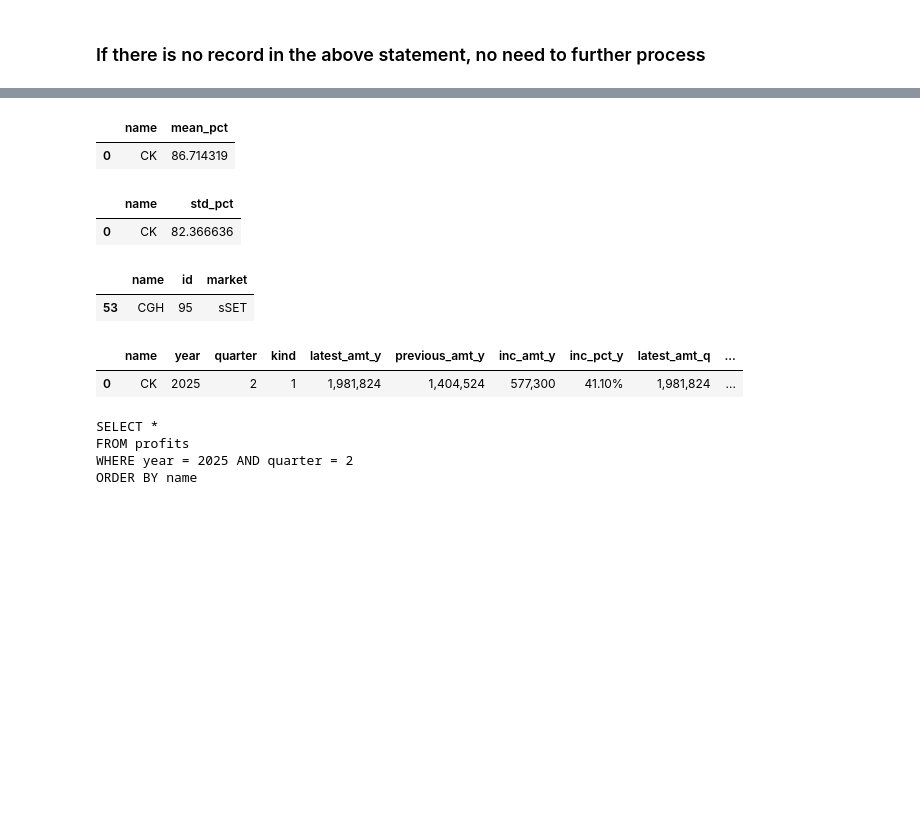
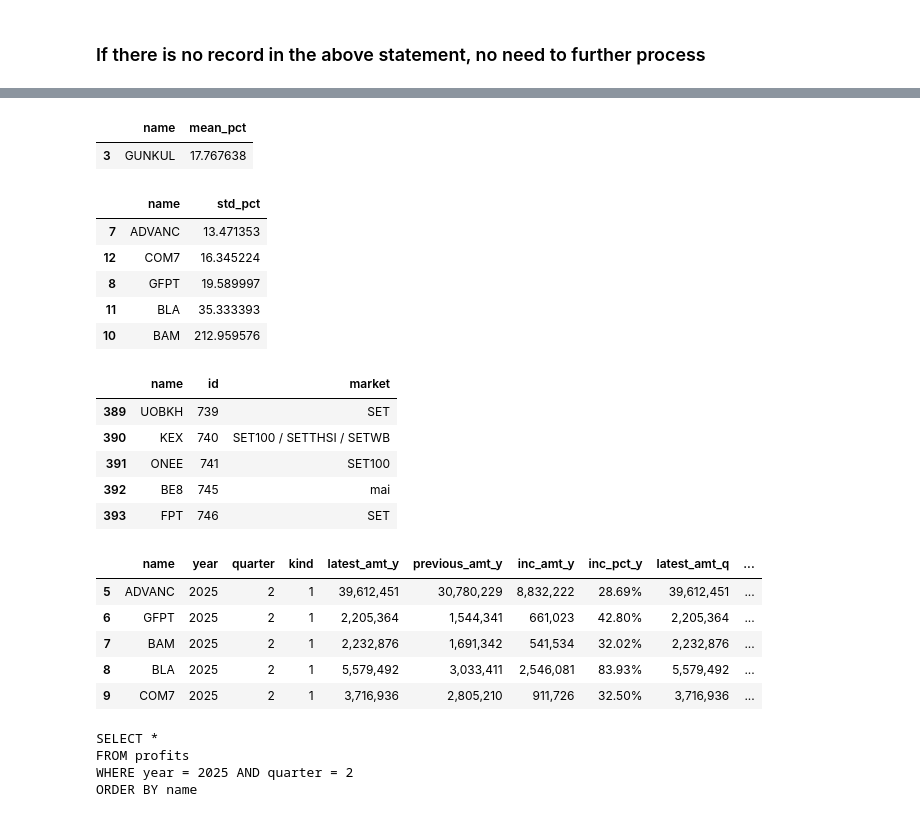
Before and after one commit to santimcs/A5, a Jupyter notebook: Quarterly/240-Create Profits Q2.ipynb, the cells around one changed output, grey strips where cells are left out. Saved outputs shown, nothing was run; the diff lists cells and outputs as text; code cells hidden in the pictures; blank space fills up the shorter version.

```diff
--- a/Quarterly/240-Create Profits Q2.ipynb
+++ b/Quarterly/240-Create Profits Q2.ipynb
@@ -24,6 +24,6 @@ print(formatted_time )
 # %%
 # Must modify select date to latest unprocessed date
-select_date = date(2025, 8, 14)
+select_date = date(2025, 8, 13)
 select_date = select_date.strftime("%Y-%m-%d")
 select_date
 # %% [output]
@@ -355,33 +430,45 @@ final2.loc[:, 'mean_pct'] = final2[['inc_pct_y', 'inc_pct_q', 'inc_pct_py', 'inc
 final2[['name','mean_pct']].sample().sort_values(['mean_pct'], ascending=False)
 # %% [output]
 |  | name | mean_pct |
-| 0 | CK | 86.714319 |
+| 3 | GUNKUL | 17.767638 |
 # %%
 # First ensure it's a copy
 final3 = final2.copy()
 # Then perform operations
 final3['std_pct'] = final3[['inc_pct_y', 'inc_pct_q', 'inc_pct_py', 'inc_pct_pq']].std(axis=1)
 # %%
-final3[['name','std_pct']].sample().sort_values(['std_pct'], ascending=True)
+final3[['name','std_pct']].tail().sort_values(['std_pct'], ascending=True)
 # %% [output]
 |  | name | std_pct |
-| 0 | CK | 82.366636 |
+| 7 | ADVANC | 13.471353 |
+| 12 | COM7 | 16.345224 |
+| 8 | GFPT | 19.589997 |
+| 11 | BLA | 35.333393 |
+| 10 | BAM | 212.959576 |
 # %%
 sql = "SELECT name, id, market FROM tickers"
 lt_tickers = pd.read_sql(sql, conlt)
-lt_tickers.sample().style.format(format_dict)
+lt_tickers.tail().style.format(format_dict)
 # %% [output]
 |  | name | id | market |
-| 53 | CGH | 95 | sSET |
+| 389 | UOBKH | 739 | SET |
+| 390 | KEX | 740 | SET100 / SETTHSI / SETWB |
+| 391 | ONEE | 741 | SET100 |
+| 392 | BE8 | 745 | mai |
+| 393 | FPT | 746 | SET |
 # %%
 df_merge4 = pd.merge(final3, lt_tickers, on="name", how="inner")
 df_merge4.rename(columns={"id": "ticker_id"}, inplace=True)
 
 final4 = df_merge4[colv].copy()
-final4.sample().style.format(format_dict)
+final4.tail().style.format(format_dict)
 # %% [output]
 |  | name | year | quarter | kind | latest_amt_y | previous_amt_y | inc_amt_y | inc_pct_y | latest_amt_q | ... |
-| 0 | CK | 2025 | 2 | 1 | 1,981,824 | 1,404,524 | 577,300 | 41.10% | 1,981,824 | ... |
+| 5 | ADVANC | 2025 | 2 | 1 | 39,612,451 | 30,780,229 | 8,832,222 | 28.69% | 39,612,451 | ... |
+| 6 | GFPT | 2025 | 2 | 1 | 2,205,364 | 1,544,341 | 661,023 | 42.80% | 2,205,364 | ... |
+| 7 | BAM | 2025 | 2 | 1 | 2,232,876 | 1,691,342 | 541,534 | 32.02% | 2,232,876 | ... |
+| 8 | BLA | 2025 | 2 | 1 | 5,579,492 | 3,033,411 | 2,546,081 | 83.93% | 5,579,492 | ... |
+| 9 | COM7 | 2025 | 2 | 1 | 3,716,936 | 2,805,210 | 911,726 | 32.50% | 3,716,936 | ... |
 # %%
 sql = """
 SELECT *
```
Also changed, not shown: parts of 31 cells of this notebook, 8 other files.
